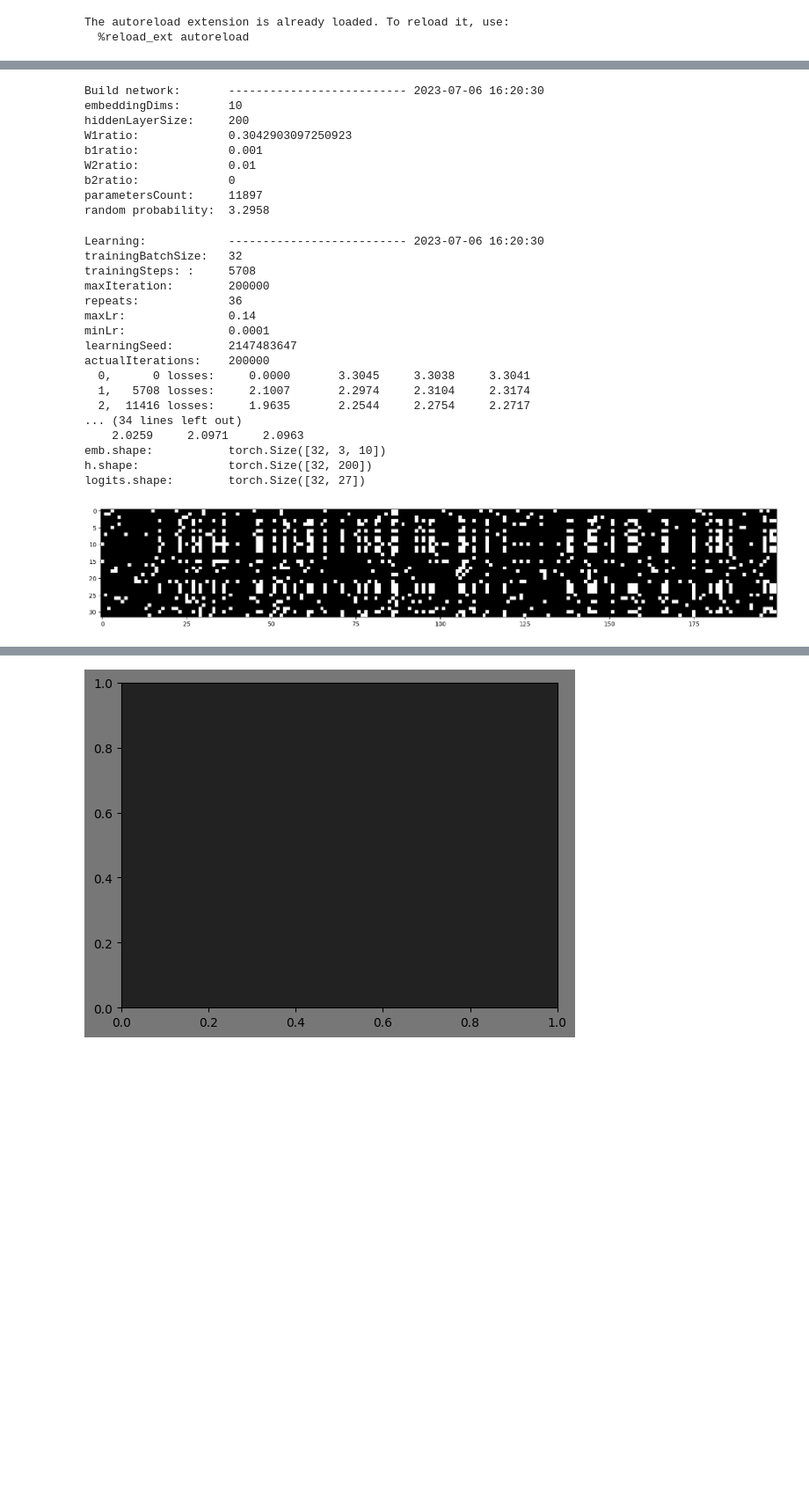
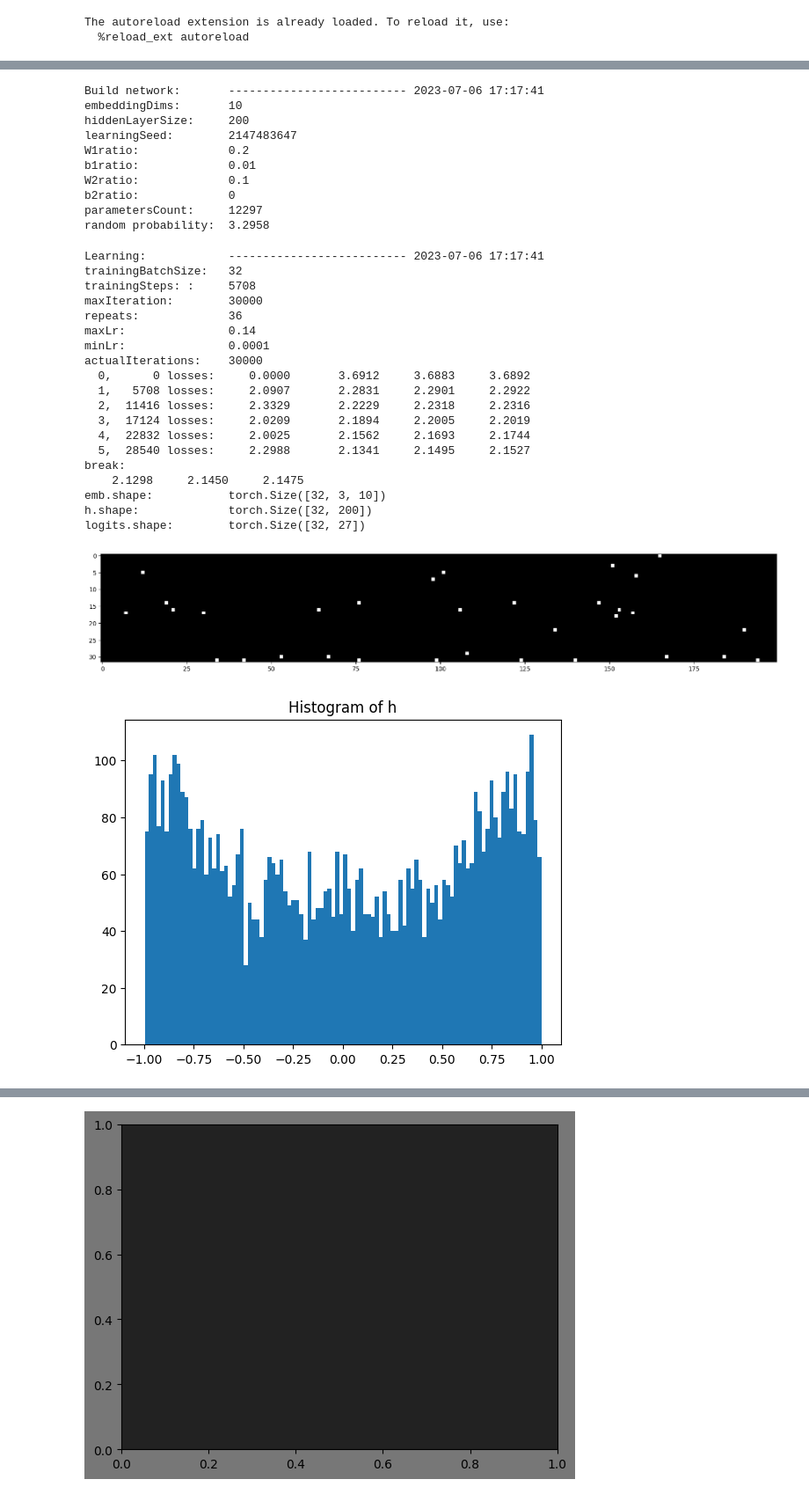
Before and after one commit to michal-minich/makemore-mm, a Jupyter notebook: my2.ipynb, the cells around one changed output, grey strips where cells are left out. Shown at 88% size. Cells and saved outputs as stored; diff of their text form; code cells hidden in the pictures; blank space fills up the shorter version.

```diff
--- a/my2.ipynb
+++ b/my2.ipynb
@@ -102,6 +102,10 @@ log("embeddingDims", embeddingDims)
 
 hiddenLayerSize = 200
 log("hiddenLayerSize", hiddenLayerSize)
+
+learningSeed = 2147483647
+log("learningSeed", learningSeed)
+g = torch.Generator(device=dvc).manual_seed(learningSeed)
 
 np = makeNetwork(g, vocabularyLength, embeddingDims, contextSize, hiddenLayerSize, dvc)
 log("parametersCount", sum(p.nelement() for p in np.all))
@@ -131,14 +135,15 @@ def logLosses():
     l3 = f"{losses.tst.loss.item():>10.4f}"
     logSimple(f"{l1} {l2} {l3}")
 # %% [output]
-Build network:       -------------------------- 2023-07-06 16:20:30
+Build network:       -------------------------- 2023-07-06 17:17:41
 embeddingDims:       10
 hiddenLayerSize:     200
-W1ratio:             0.3042903097250923
-b1ratio:             0.001
-W2ratio:             0.01
+learningSeed:        2147483647
+W1ratio:             0.2
+b1ratio:             0.01
+W2ratio:             0.1
 b2ratio:             0
-parametersCount:     11897
+parametersCount:     12297
 random probability:  3.2958
 # %%
 logSection("Learning")
@@ -150,7 +155,7 @@ trXLength = trX.shape[0]
 trainingSteps = (trXLength // trainingBatchSize) + 1
 log ("trainingSteps: ", trainingSteps)
 
-maxIteration = 200_000
+maxIteration = 30000
 log("maxIteration",maxIteration)
 
 repeats = 36
@@ -161,10 +166,6 @@ log("maxLr", maxLr)
 
 minLr = 0.0001
 log("minLr", minLr)
-
-learningSeed = 2147483647
-log("learningSeed", learningSeed)
-g = torch.Generator(device=dvc).manual_seed(learningSeed)
 
 actualIterations = min(maxIteration, repeats * math.ceil(trXLength / trainingBatchSize))
 log("actualIterations", actualIterations)
@@ -203,44 +204,63 @@ for repeat in range(repeats):
         backwardPass(np.all, fr.loss)
 
         if i == 1:
-            plt.figure(figsize=(20,10))
+            plt.figure(figsize=(20, 10))
             plt.imshow(fr.h.abs() > 0.99, cmap="gray", interpolation="nearest")
+
+            plt.figure()
+            plt.hist(fr.h.view(-1).tolist(), 100)
+            plt.title('Histogram of h')
+
+            plt.figure()
+            plt.hist(fr.hPreActivations.view(-1).tolist(), 100)
+            plt.title('Histogram of hPreActivations')
+
+            plt.figure()
+            plt.hist(fr.hPreActivations.mean(0, keepdim=True).view(-1).tolist(), 100)
+            plt.title('Histogram of Mean of hPreActivations')
+
+            plt.figure()
+            plt.hist(fr.hPreActivations.std(0, keepdim=True).view(-1).tolist(), 100)
+            plt.title('Histogram of Std of hPreActivations')
 
         up = updateNet(np.all, i, actualIterations, maxLr, minLr)
         lrAtIx.append(up.learningRate)
 
         stepIx.append(i)
         lossAtIx.append(fr.loss.item())
         logLossAtIx.append(fr.loss.log10().item())
 
         #lr = lrs[i].item()
         #lrAtIx.append(lrs[i].item())
 
         i += 1
 
 logLosses()
 
 #bestLr = lrs[findLowestIndex(lossAtIx)].item();
 #log("best learning rate", bestLr)
 log("emb.shape", fr.emb.shape)
 log("h.shape", fr.h.shape)
 log("logits.shape", fr.logits.shape)
 # %% [output]
-Learning:            -------------------------- 2023-07-06 16:20:30
+Learning:            -------------------------- 2023-07-06 17:17:41
 trainingBatchSize:   32
 trainingSteps: :     5708
-maxIteration:        200000
+maxIteration:        30000
 repeats:             36
 maxLr:               0.14
 minLr:               0.0001
-learningSeed:        2147483647
-actualIterations:    200000
-  0,      0 losses:     0.0000       3.3045     3.3038     3.3041
-  1,   5708 losses:     2.1007       2.2974     2.3104     2.3174
-  2,  11416 losses:     1.9635       2.2544     2.2754     2.2717
-... (34 lines left out)
-    2.0259     2.0971     2.0963
+actualIterations:    30000
+  0,      0 losses:     0.0000       3.6912     3.6883     3.6892
+  1,   5708 losses:     2.0907       2.2831     2.2901     2.2922
+  2,  11416 losses:     2.3329       2.2229     2.2318     2.2316
+  3,  17124 losses:     2.0209       2.1894     2.2005     2.2019
+  4,  22832 losses:     2.0025       2.1562     2.1693     2.1744
+  5,  28540 losses:     2.2988       2.1341     2.1495     2.1527
+break:
+    2.1298     2.1450     2.1475
 emb.shape:           torch.Size([32, 3, 10])
 h.shape:             torch.Size([32, 200])
 logits.shape:        torch.Size([32, 27])
-[figure, old version]
+[figure, new version]
+[figure, added]
```
Also changed, not shown: parts of 15 cells of this notebook, 2 other files.
